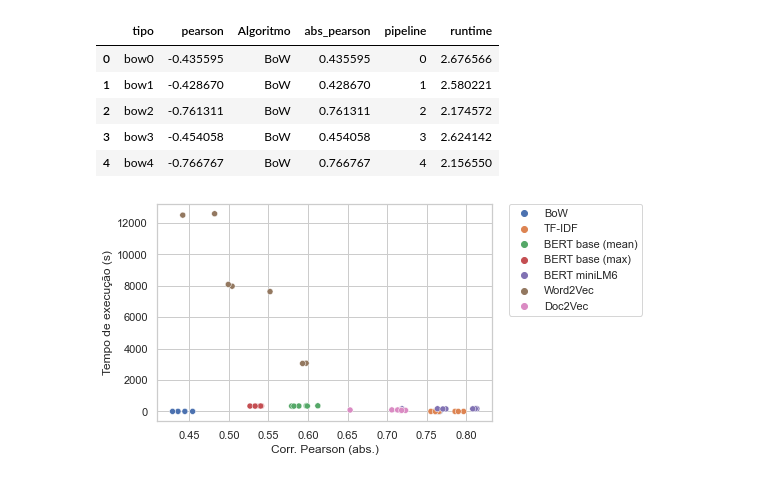
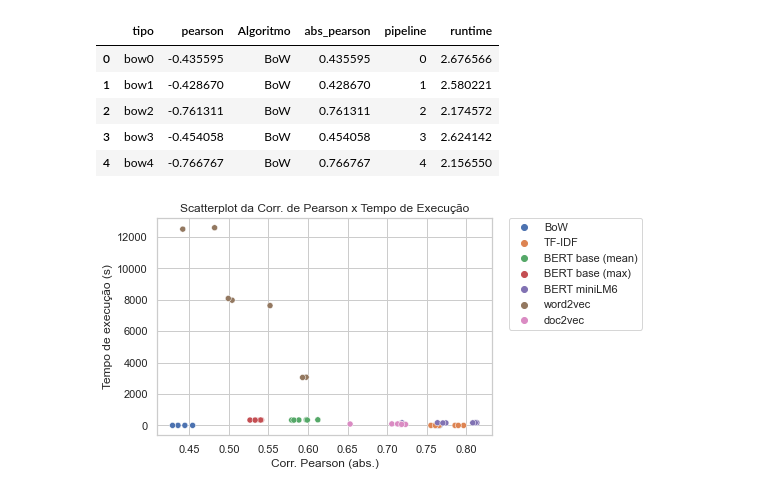
Before and after one commit to mariamaOlive/projeto2-nlp-sidi-residencia, a Jupyter notebook: plots.ipynb, the cells around one changed output. Drawn from its saved outputs; the diff is of its cells as text; code cells hidden in the pictures.

```diff
--- a/plots.ipynb
+++ b/plots.ipynb
@@ -13,8 +13,8 @@ df['Algoritmo'].replace('bow','BoW',inplace=True)
 df['Algoritmo'].replace('tf_idf','TF-IDF',inplace=True)
 df['Algoritmo'].replace('bert_base_mean','BERT base (mean)',inplace=True)
 df['Algoritmo'].replace('bert_base_max','BERT base (max)',inplace=True)
-df['Algoritmo'].replace('wordvec','Word2Vec',inplace=True)
-df['Algoritmo'].replace('docvec','Doc2Vec',inplace=True)
+df['Algoritmo'].replace('wordvec','word2vec',inplace=True)
+df['Algoritmo'].replace('docvec','doc2vec',inplace=True)
 df['Algoritmo'].replace('bert_miniLM','BERT miniLM6',inplace=True)
 # %%
 df["abs_pearson"] = df["pearson"]*(-1)
@@ -53,8 +52,8 @@ df_time['Algo'].replace('bow','BoW',inplace=True)
 df_time['Algo'].replace('tf_idf','TF-IDF',inplace=True)
 df_time['Algo'].replace('bert_base_mean','BERT base (mean)',inplace=True)
 df_time['Algo'].replace('bert_base_max','BERT base (max)',inplace=True)
-df_time['Algo'].replace('wordvec','Word2Vec',inplace=True)
-df_time['Algo'].replace('docvec','Doc2Vec',inplace=True)
+df_time['Algo'].replace('wordvec','word2vec',inplace=True)
+df_time['Algo'].replace('docvec','doc2vec',inplace=True)
 df_time['Algo'].replace('bert_miniLM','BERT miniLM6',inplace=True)
 # %%
 import seaborn as sns
@@ -85,9 +82,9 @@ df_corr_time.head()
 # %%
 ax = sns.scatterplot(data=df_corr_time, x="abs_pearson", y="runtime", hue="Algoritmo")
 plt.legend(bbox_to_anchor=(1.05, 1), loc=2, borderaxespad=0.)
-ax.set(xlabel='Corr. Pearson (abs.)', ylabel='Tempo de execução (s)')
+ax.set(xlabel='Corr. Pearson (abs.)', ylabel='Tempo de execução (s)',  title = 'Scatterplot da Corr. de Pearson x Tempo de Execução')
 plt.savefig("imagens/corr_tempo_com_w2v.png", dpi = 300, bbox_inches = 'tight', transparent = False)
 # %% [output]
-[figure, old version]
+[figure, new version]
 # %%
 df_corr_time2 = df_corr_time[df_corr_time["Algoritmo"] != "word2vec"]
```
Also changed, not shown: parts of 5 cells of this notebook.
